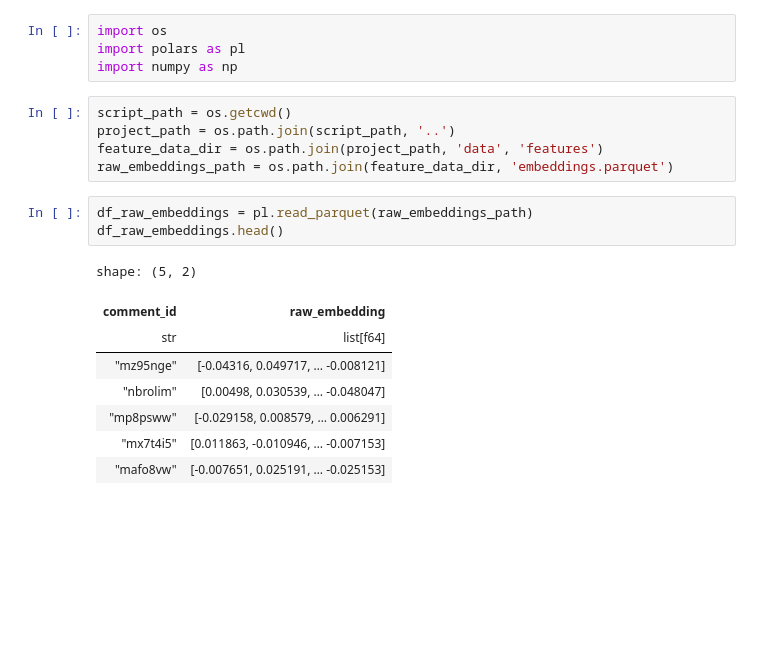
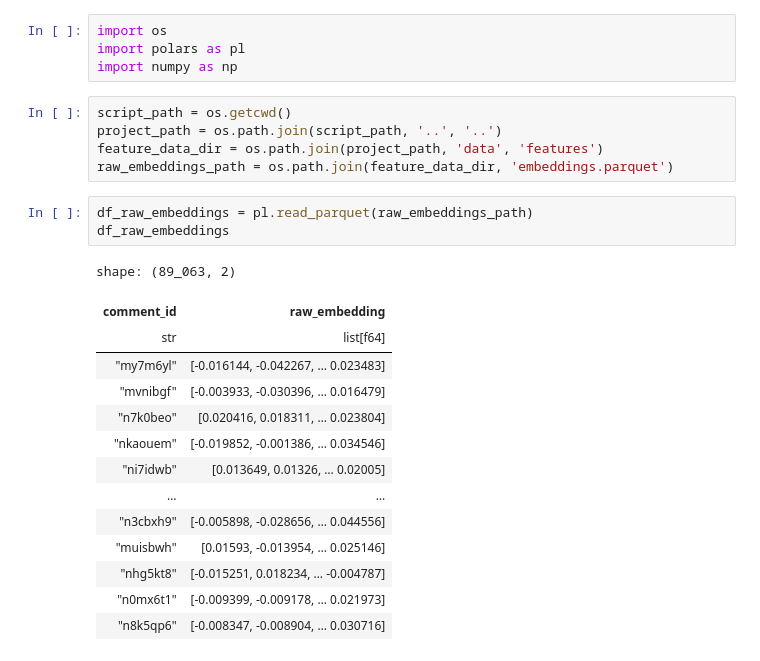
Before and after one commit to FabioScielzoOrtiz/gaza-reddit-polarization, a Jupyter notebook: src/notebooks/05a_output.ipynb, the cells around one changed output. Drawn from its saved outputs; the diff is of its cells as text; blank space fills up the shorter version.

```diff
--- a/src/notebooks/05a_output.ipynb
+++ b/src/notebooks/05a_output.ipynb
@@ -4,18 +4,24 @@ import polars as pl
 import numpy as np
 # %%
 script_path = os.getcwd()
-project_path = os.path.join(script_path, '..')
+project_path = os.path.join(script_path, '..', '..')
 feature_data_dir = os.path.join(project_path, 'data', 'features')
 raw_embeddings_path = os.path.join(feature_data_dir, 'embeddings.parquet')
 # %%
 df_raw_embeddings = pl.read_parquet(raw_embeddings_path)
-df_raw_embeddings.head()
+df_raw_embeddings
 # %% [output]
-shape: (5, 2)
+shape: (89_063, 2)
 | comment_id | raw_embedding |
 | str | list[f64] |
-| "mz95nge" | [-0.04316, 0.049717, … -0.008121] |
-| "nbrolim" | [0.00498, 0.030539, … -0.048047] |
-| "mp8psww" | [-0.029158, 0.008579, … 0.006291] |
-| "mx7t4i5" | [0.011863, -0.010946, … -0.007153] |
-| "mafo8vw" | [-0.007651, 0.025191, … -0.025153] |
+| "my7m6yl" | [-0.016144, -0.042267, … 0.023483] |
+| "mvnibgf" | [-0.003933, -0.030396, … 0.016479] |
+| "n7k0beo" | [0.020416, 0.018311, … 0.023804] |
+| "nkaouem" | [-0.019852, -0.001386, … 0.034546] |
+| "ni7idwb" | [0.013649, 0.01326, … 0.02005] |
+| … | … |
+| "n3cbxh9" | [-0.005898, -0.028656, … 0.044556] |
+| "muisbwh" | [0.01593, -0.013954, … 0.025146] |
+| "nhg5kt8" | [-0.015251, 0.018234, … -0.004787] |
+| "n0mx6t1" | [-0.009399, -0.009178, … 0.021973] |
+| "n8k5qp6" | [-0.008347, -0.008904, … 0.030716] |
```
Also changed, not shown: parts of 3 cells of this notebook, 7 other files.
